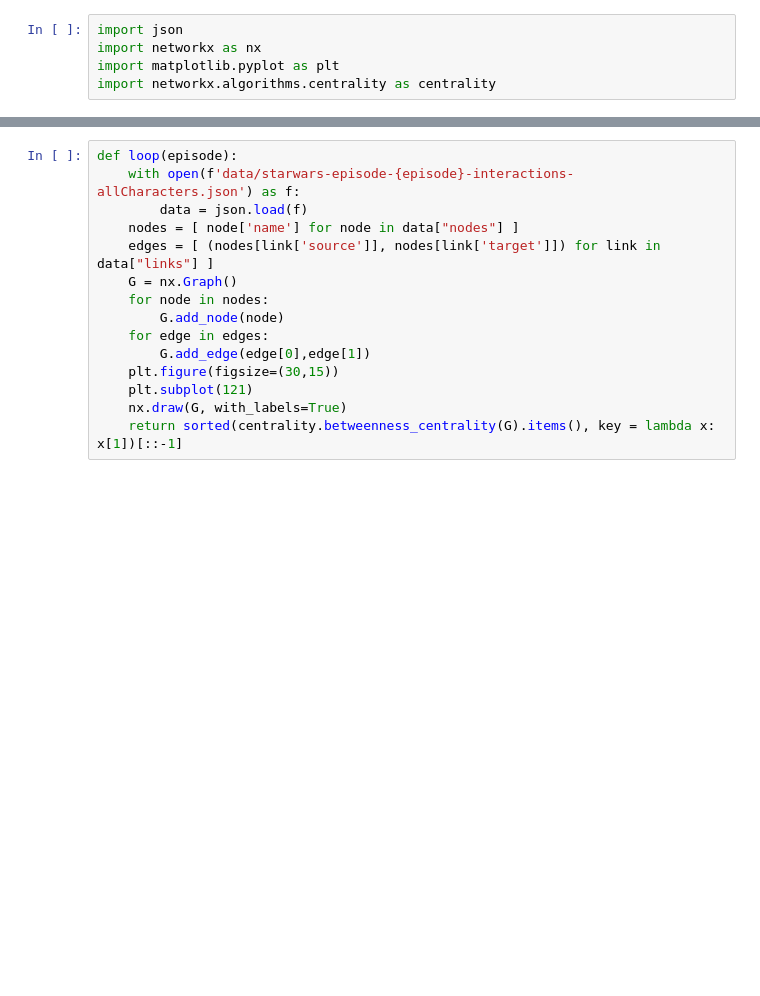
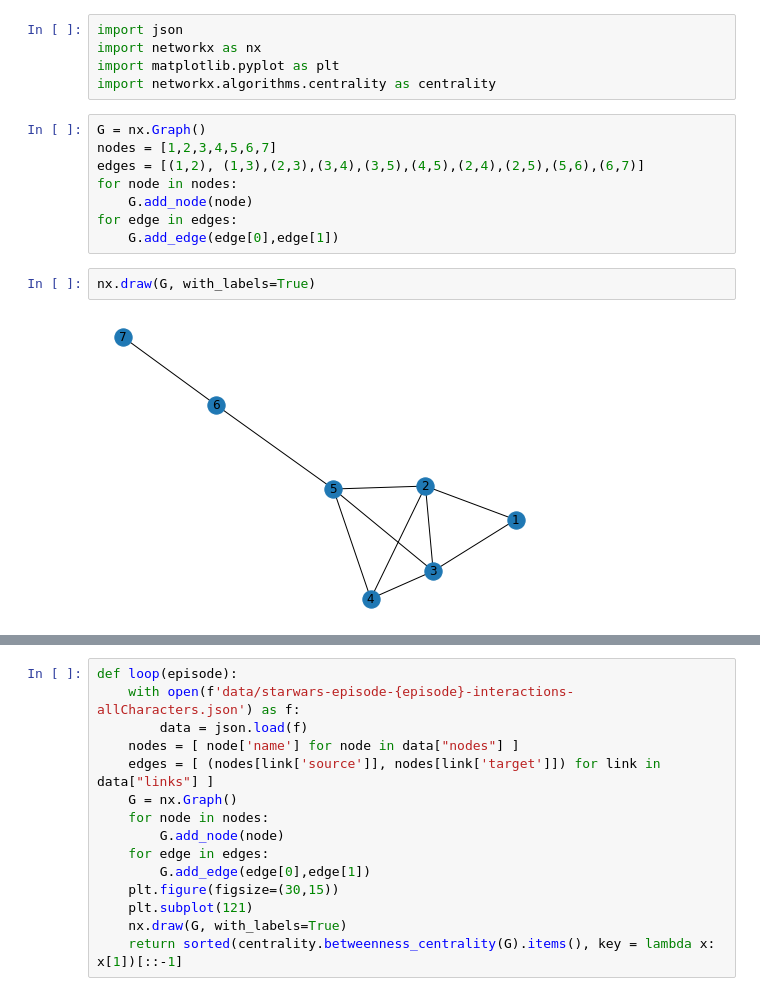
Before and after one commit to adithyarganesh/CSC555_Star_Wars_Network_Analysis, a Jupyter notebook: HypothesisAnalysis.ipynb, the cells around one changed output, grey strips where cells are left out. Cells and saved outputs as stored; diff of their text form; blank space fills up the shorter version.

```diff
--- a/HypothesisAnalysis.ipynb
+++ b/HypothesisAnalysis.ipynb
@@ -3,3 +3,15 @@ import json
 import networkx as nx
 import matplotlib.pyplot as plt
 import networkx.algorithms.centrality as centrality
+# %%
+G = nx.Graph()
+nodes = [1,2,3,4,5,6,7]
+edges = [(1,2), (1,3),(2,3),(3,4),(3,5),(4,5),(2,4),(2,5),(5,6),(6,7)]
+for node in nodes:
+    G.add_node(node)
+for edge in edges:
+    G.add_edge(edge[0],edge[1])
+# %%
+nx.draw(G, with_labels=True)
+# %% [output]
+[figure, added]
```
Also changed, not shown: parts of 11 cells of this notebook, 36 other files.
